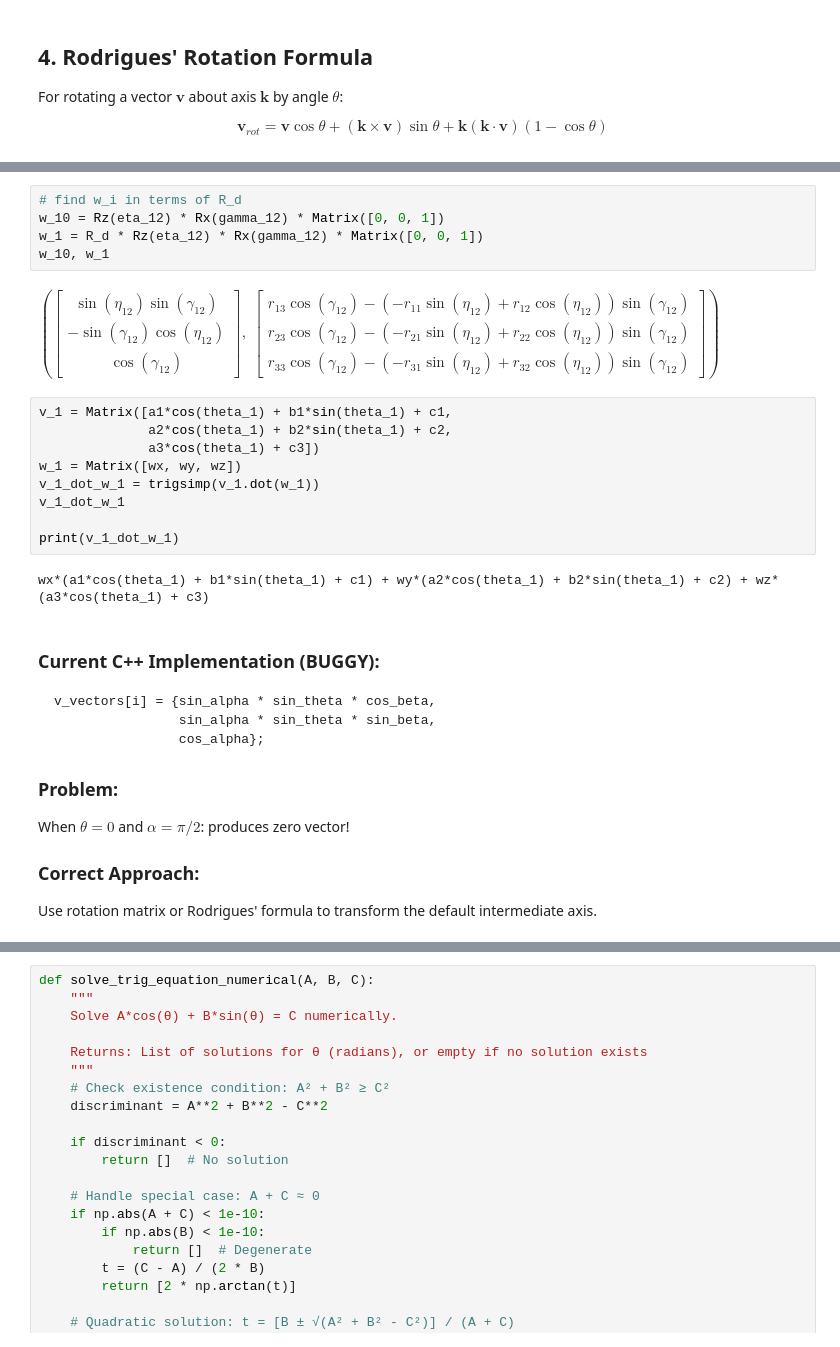
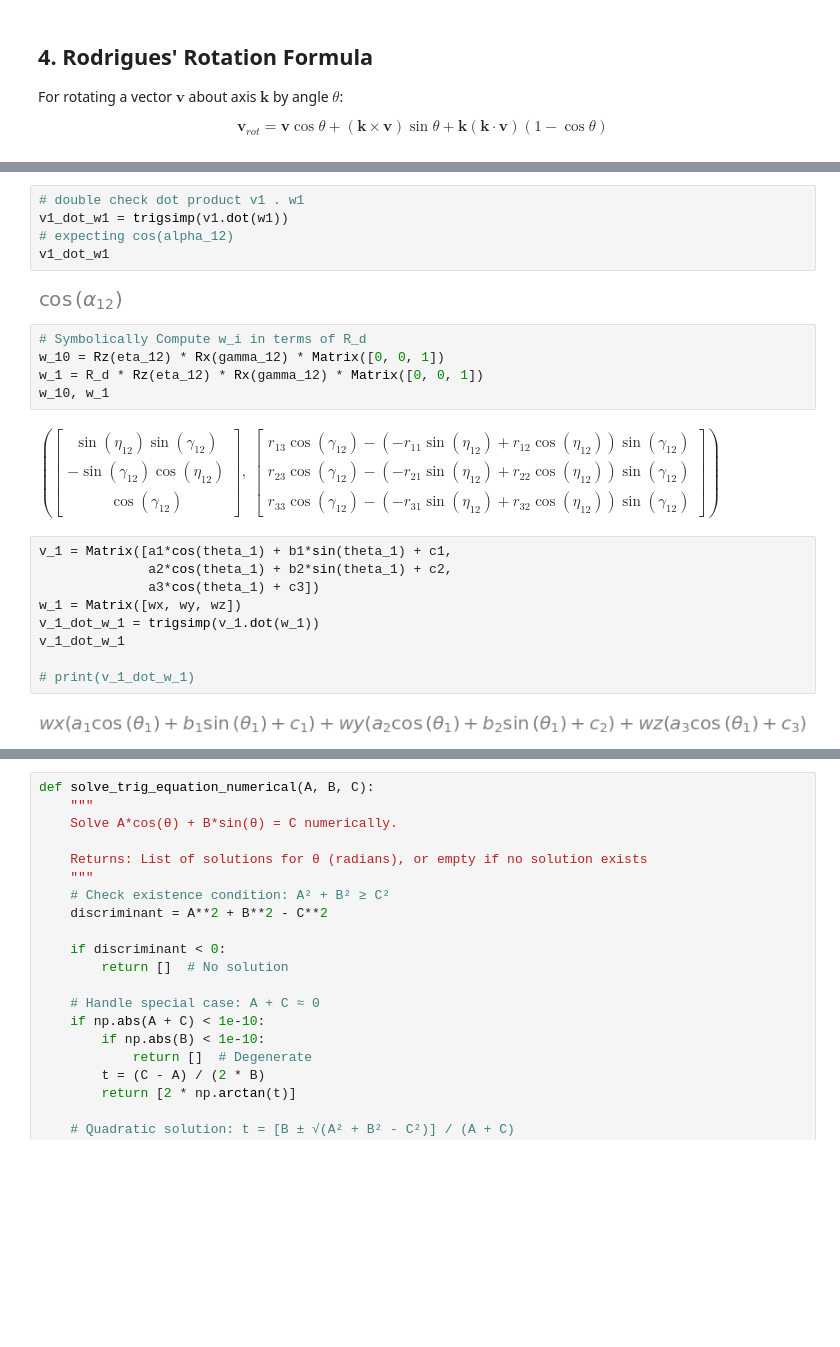
Before and after one commit to ChawinOph/spm-mechanics, a Jupyter notebook: notebooks/symbolic_kinematics.ipynb, the cells around one changed output, grey strips where cells are left out. Drawn from its saved outputs; the diff is of its cells as text; blank space fills up the shorter version.

````diff
--- a/notebooks/symbolic_kinematics.ipynb
+++ b/notebooks/symbolic_kinematics.ipynb
@@ -205,8 +288,15 @@ u1_dot_v1 = simplify(u1.dot(v1))
 u1_dot_v1
 # %% [output]
 [figure]
+# %%
+# double check dot product v1 . w1
+v1_dot_w1 = trigsimp(v1.dot(w1))
+# expecting cos(alpha_12)
+v1_dot_w1
+# %% [output]
+[figure, added]
 # %%
-# find w_i in terms of R_d
+# Symbolically Compute w_i in terms of R_d
 w_10 = Rz(eta_12) * Rx(gamma_12) * Matrix([0, 0, 1])
 w_1 = R_d * Rz(eta_12) * Rx(gamma_12) * Matrix([0, 0, 1])
 w_10, w_1
@@ -220,22 +310,7 @@ w_1 = Matrix([wx, wy, wz])
 v_1_dot_w_1 = trigsimp(v_1.dot(w_1))
 v_1_dot_w_1
 
-print(v_1_dot_w_1)
+# print(v_1_dot_w_1)
 # %% [output]
-wx*(a1*cos(theta_1) + b1*sin(theta_1) + c1) + wy*(a2*cos(theta_1) + b2*sin(theta_1) + c2) + wz*(a3*cos(theta_1) + c3)
+[figure, added]
-# %% [markdown]
-
-
-### Current C++ Implementation (BUGGY):
-```cpp
-v_vectors[i] = {sin_alpha * sin_theta * cos_beta,
-                sin_alpha * sin_theta * sin_beta,
-                cos_alpha};
-```
-
-### Problem:
-When $\theta = 0$ and $\alpha = \pi/2$: produces zero vector!
-
-### Correct Approach:
-Use rotation matrix or Rodrigues' formula to transform the default intermediate axis.
 # %%
````
Also changed, not shown: parts of 22 cells of this notebook.
